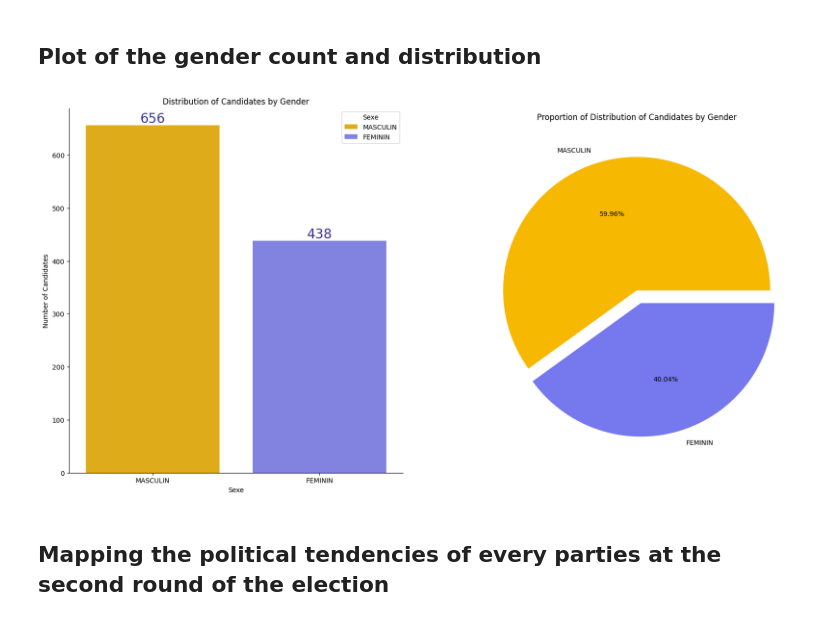
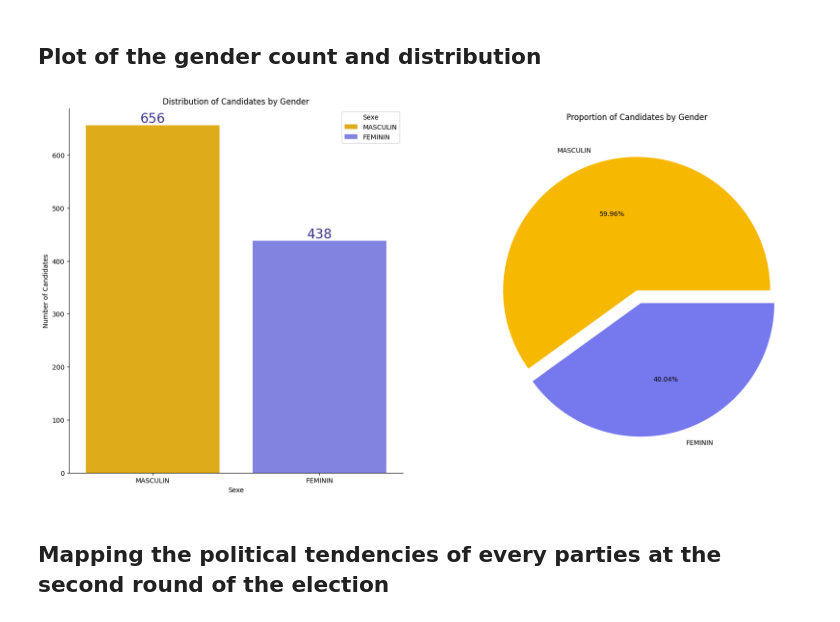
Before and after one commit to RonanRibouletPython/Data_Analysis_Job_Prep, a Jupyter notebook: Notebooks/EDA_Election_2024.ipynb, the cells around one changed output. Drawn from its saved outputs; the diff is of its cells as text; code cells hidden in the pictures.

```diff
--- a/Notebooks/EDA_Election_2024.ipynb
+++ b/Notebooks/EDA_Election_2024.ipynb
@@ -439,24 +439,23 @@ df_unique_candidates.head(10)
 # %%
 labels = ["MASCULIN", "FEMININ"]
 
 f, ax =plt.subplots(1,2,figsize=(20,10))
 sns.countplot(x=df_unique_candidates['Sexe'], data=df_unique_candidates, hue="Sexe", palette ={'MASCULIN': '#f7b801', 'FEMININ': '#7678ed'}, ax=ax[0], saturation=0.8, stat="count", legend="full")
 for container in ax[0].containers:
     ax[0].bar_label(container, color=(61/255, 52/255, 139/255), size=20)
 # Set title for the first subplot
 ax[0].set_title("Distribution of Candidates by Gender")
 ax[0].set_ylabel("Number of Candidates")
 ax[0].spines['top'].set_visible(False)
 ax[0].spines['right'].set_visible(False)
 ax[0].spines['bottom'].set_visible(True)
 ax[0].spines['left'].set_visible(True)
 
-plt.title("Proportion of Distribution of Candidates by Gender")
-colors = sns.color_palette('pastel')[0:2]
+plt.title("Proportion of Candidates by Gender")
 plt.pie(x=df_unique_candidates['Sexe'].value_counts(),labels=labels, explode=[0,0.1], autopct='%2.2f%%', colors =['#f7b801', '#7678ed'])
 plt.show()
 # %% [output]
-[figure, old version]
+[figure, new version]
 # %% [markdown]
 ## Mapping the political tendencies of every parties at the second round of the election
 # %%
```
Also changed, not shown: parts of 25 cells of this notebook.
